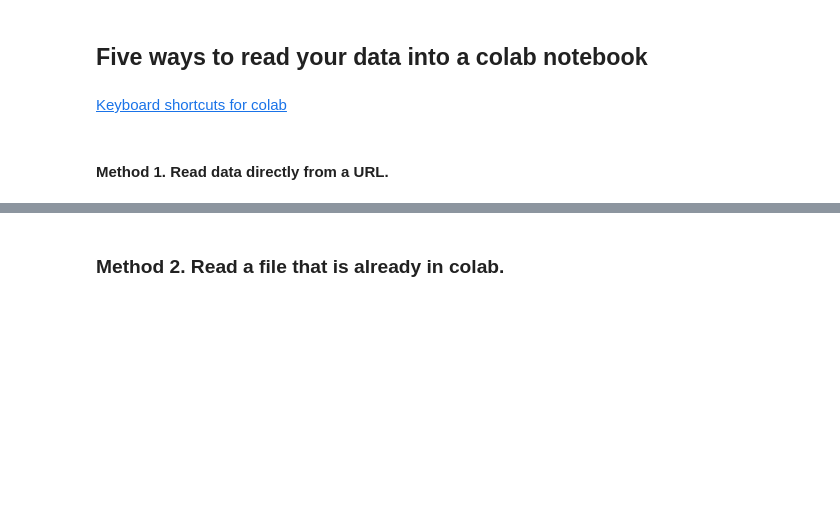
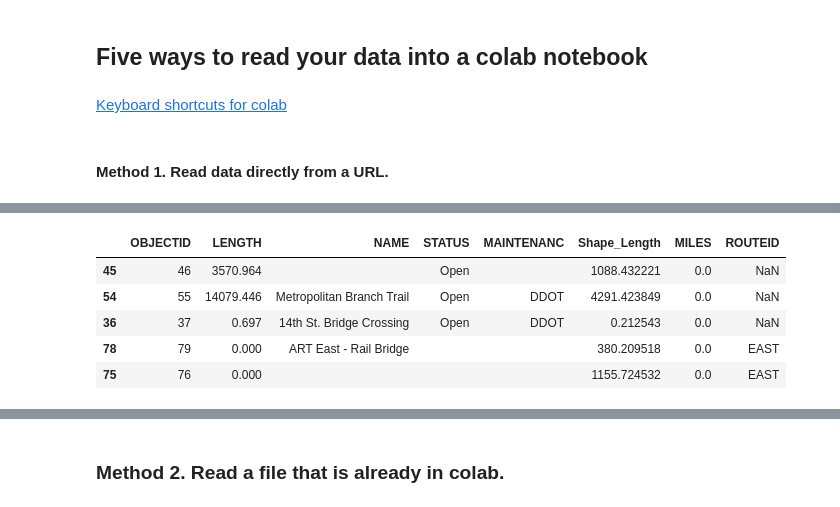
Before and after one commit to mahoryu/colab_intro, a Jupyter notebook: colab_intro_lecture_notes.ipynb, the cells around one changed output, grey strips where cells are left out. Cells and saved outputs as stored; diff of their text form; code cells hidden in the pictures; blank space fills up the shorter version.

```diff
--- a/colab_intro_lecture_notes.ipynb
+++ b/colab_intro_lecture_notes.ipynb
@@ -21,7 +34,16 @@ flag_data_url = 'https://archive.ics.uci.edu/ml/machine-learning-databases/flags
 # %%
 # Here is another example that doesn't require the column heads.
 # source: # https://opendata.dc.gov/datasets/bike-trails/data
 url = 'https://opendata.arcgis.com/datasets/e8c2b7ef54fb43d9a2ed1b0b75d0a14d_4.csv'
+bike_trails = pd.read_csv(url)
+bike_trails.sample(5)
+# %% [output]
+|  | OBJECTID | LENGTH | NAME | STATUS | MAINTENANC | Shape_Length | MILES | ROUTEID |
+| 45 | 46 | 3570.964 |  | Open |  | 1088.432221 | 0.0 | NaN |
+| 54 | 55 | 14079.446 | Metropolitan Branch Trail | Open | DDOT | 4291.423849 | 0.0 | NaN |
+| 36 | 37 | 0.697 | 14th St. Bridge Crossing | Open | DDOT | 0.212543 | 0.0 | NaN |
+| 78 | 79 | 0.000 | ART East - Rail Bridge |  |  | 380.209518 | 0.0 | EAST |
+| 75 | 76 | 0.000 |  |  |  | 1155.724532 | 0.0 | EAST |
 # %%
 # Yet another example.
 url='https://opendata.arcgis.com/datasets/2e65fc16edc3481989d2cc17e6f8c533_54.csv'
```
Also changed, not shown: parts of 23 cells of this notebook.
